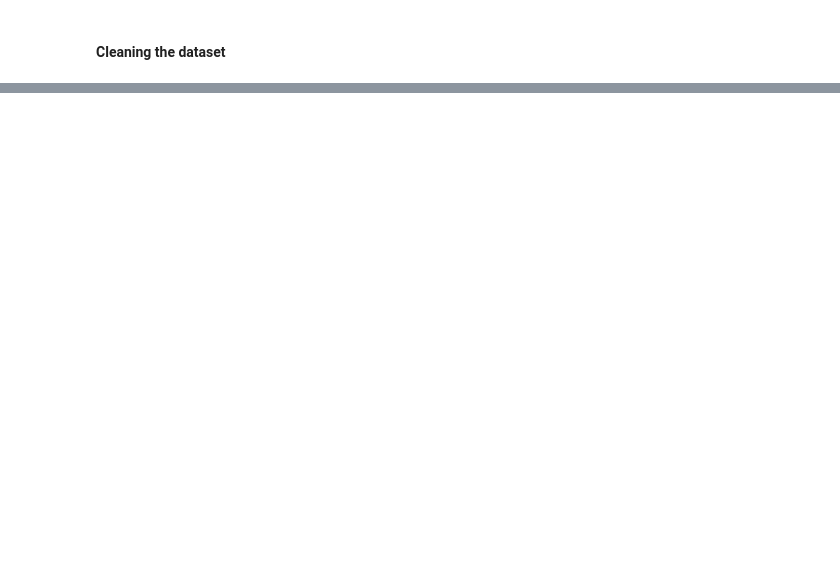
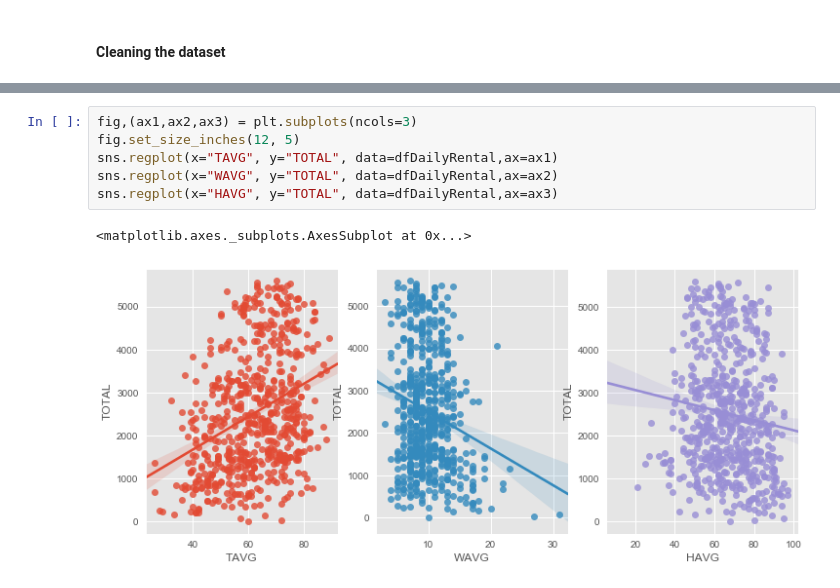
Before and after one commit to msubhabrata3/hubway-trip-analysis, a Jupyter notebook: Hubway-trip.ipynb, the cells around one changed output, grey strips where cells are left out. Drawn from its saved outputs; the diff is of its cells as text; blank space fills up the shorter version.

```diff
--- a/Hubway-trip.ipynb
+++ b/Hubway-trip.ipynb
@@ -228,0 +349,9 @@ df2.head()
+# %%
+fig,(ax1,ax2,ax3) = plt.subplots(ncols=3)
+fig.set_size_inches(12, 5)
+sns.regplot(x="TAVG", y="TOTAL", data=dfDailyRental,ax=ax1)
+sns.regplot(x="WAVG", y="TOTAL", data=dfDailyRental,ax=ax2)
+sns.regplot(x="HAVG", y="TOTAL", data=dfDailyRental,ax=ax3)
+# %% [output]
+<matplotlib.axes._subplots.AxesSubplot at 0x...>
+[figure, added]
```
Also changed, not shown: parts of 60 cells of this notebook.
